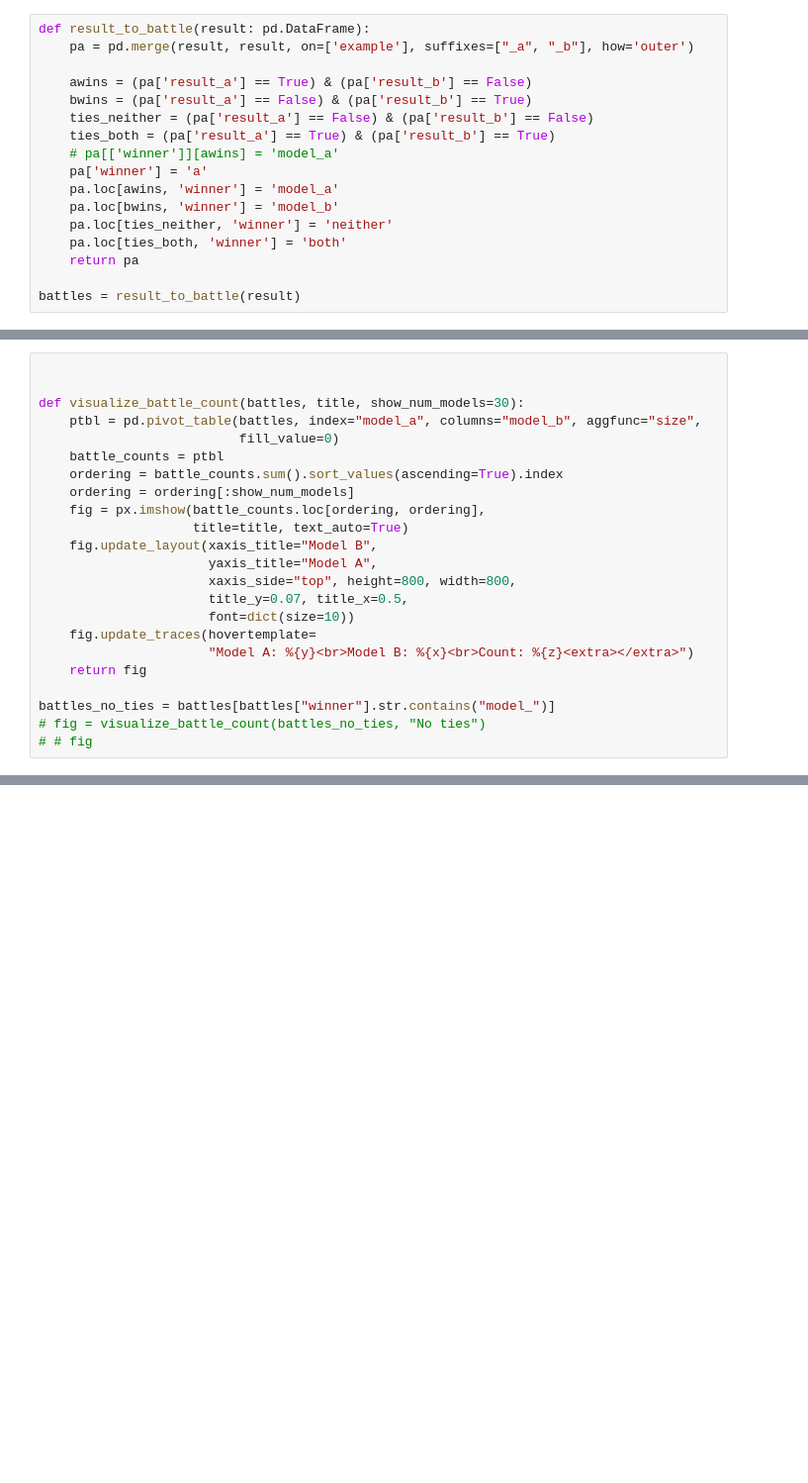
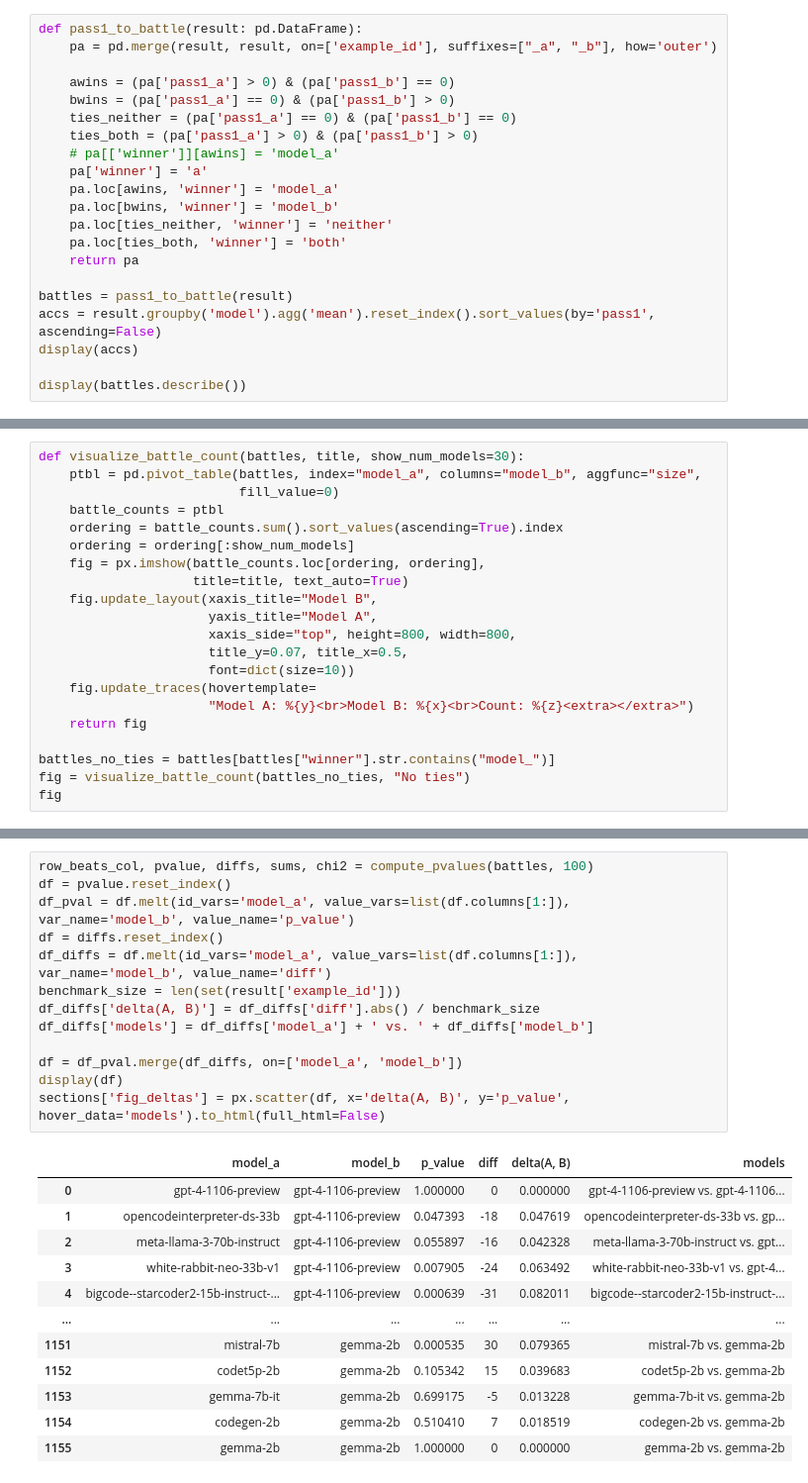
Before and after one commit to crux-eval/eval-arena, a Jupyter notebook: leaderboard.ipynb, the cells around one changed output, grey strips where cells are left out. Shown at 99% size. Saved outputs shown, nothing was run; the diff lists cells and outputs as text; blank space fills up the shorter version.

```diff
--- a/leaderboard.ipynb
+++ b/leaderboard.ipynb
@@ -43,11 +53,11 @@ display(result)
 # %%
-def result_to_battle(result: pd.DataFrame):
-    pa = pd.merge(result, result, on=['example'], suffixes=["_a", "_b"], how='outer')
+def pass1_to_battle(result: pd.DataFrame):
+    pa = pd.merge(result, result, on=['example_id'], suffixes=["_a", "_b"], how='outer')
 
-    awins = (pa['result_a'] == True) & (pa['result_b'] == False)
-    bwins = (pa['result_a'] == False) & (pa['result_b'] == True)
-    ties_neither = (pa['result_a'] == False) & (pa['result_b'] == False)
-    ties_both = (pa['result_a'] == True) & (pa['result_b'] == True)
+    awins = (pa['pass1_a'] > 0) & (pa['pass1_b'] == 0)
+    bwins = (pa['pass1_a'] == 0) & (pa['pass1_b'] > 0)
+    ties_neither = (pa['pass1_a'] == 0) & (pa['pass1_b'] == 0)
+    ties_both = (pa['pass1_a'] > 0) & (pa['pass1_b'] > 0)
     # pa[['winner']][awins] = 'model_a'
     pa['winner'] = 'a'
     pa.loc[awins, 'winner'] = 'model_a'
@@ -56,4 +66,8 @@ def result_to_battle(result: pd.DataFrame):
     pa.loc[ties_both, 'winner'] = 'both'
     return pa
 
-battles = result_to_battle(result)
+battles = pass1_to_battle(result)
+accs = result.groupby('model').agg('mean').reset_index().sort_values(by='pass1', ascending=False)
+display(accs)
+
+display(battles.describe())
@@ -60,6 +102,4 @@ battles = result_to_battle(result)
 # %%
-
-
 def visualize_battle_count(battles, title, show_num_models=30):
     ptbl = pd.pivot_table(battles, index="model_a", columns="model_b", aggfunc="size",
                           fill_value=0)
@@ -78,5 +118,5 @@ def visualize_battle_count(battles, title, show_num_models=30):
     return fig
 
 battles_no_ties = battles[battles["winner"].str.contains("model_")]
-# fig = visualize_battle_count(battles_no_ties, "No ties")
-# # fig
+fig = visualize_battle_count(battles_no_ties, "No ties")
+fig
@@ -152,0 +268,26 @@ fig
+# %%
+row_beats_col, pvalue, diffs, sums, chi2 = compute_pvalues(battles, 100)
+df = pvalue.reset_index()
+df_pval = df.melt(id_vars='model_a', value_vars=list(df.columns[1:]), var_name='model_b', value_name='p_value')
+df = diffs.reset_index()
+df_diffs = df.melt(id_vars='model_a', value_vars=list(df.columns[1:]), var_name='model_b', value_name='diff')
+benchmark_size = len(set(result['example_id']))
+df_diffs['delta(A, B)'] = df_diffs['diff'].abs() / benchmark_size
+df_diffs['models'] = df_diffs['model_a'] + ' vs. ' + df_diffs['model_b']
+
+df = df_pval.merge(df_diffs, on=['model_a', 'model_b'])
+display(df)
+sections['fig_deltas'] = px.scatter(df, x='delta(A, B)', y='p_value', hover_data='models').to_html(full_html=False)
+# %% [output]
+|  | model_a | model_b | p_value | diff | delta(A, B) | models |
+| 0 | gpt-4-1106-preview | gpt-4-1106-preview | 1.000000 | 0 | 0.000000 | gpt-4-1106-preview vs. gpt-4-1106... |
+| 1 | opencodeinterpreter-ds-33b | gpt-4-1106-preview | 0.047393 | -18 | 0.047619 | opencodeinterpreter-ds-33b vs. gp... |
+| 2 | meta-llama-3-70b-instruct | gpt-4-1106-preview | 0.055897 | -16 | 0.042328 | meta-llama-3-70b-instruct vs. gpt... |
+| 3 | white-rabbit-neo-33b-v1 | gpt-4-1106-preview | 0.007905 | -24 | 0.063492 | white-rabbit-neo-33b-v1 vs. gpt-4... |
+| 4 | bigcode--starcoder2-15b-instruct-... | gpt-4-1106-preview | 0.000639 | -31 | 0.082011 | bigcode--starcoder2-15b-instruct-... |
+| ... | ... | ... | ... | ... | ... | ... |
+| 1151 | mistral-7b | gemma-2b | 0.000535 | 30 | 0.079365 | mistral-7b vs. gemma-2b |
+| 1152 | codet5p-2b | gemma-2b | 0.105342 | 15 | 0.039683 | codet5p-2b vs. gemma-2b |
+| 1153 | gemma-7b-it | gemma-2b | 0.699175 | -5 | 0.013228 | gemma-7b-it vs. gemma-2b |
+| 1154 | codegen-2b | gemma-2b | 0.510410 | 7 | 0.018519 | codegen-2b vs. gemma-2b |
+| 1155 | gemma-2b | gemma-2b | 1.000000 | 0 | 0.000000 | gemma-2b vs. gemma-2b |
```
Also changed, not shown: parts of 15 cells of this notebook, 9 other files.
